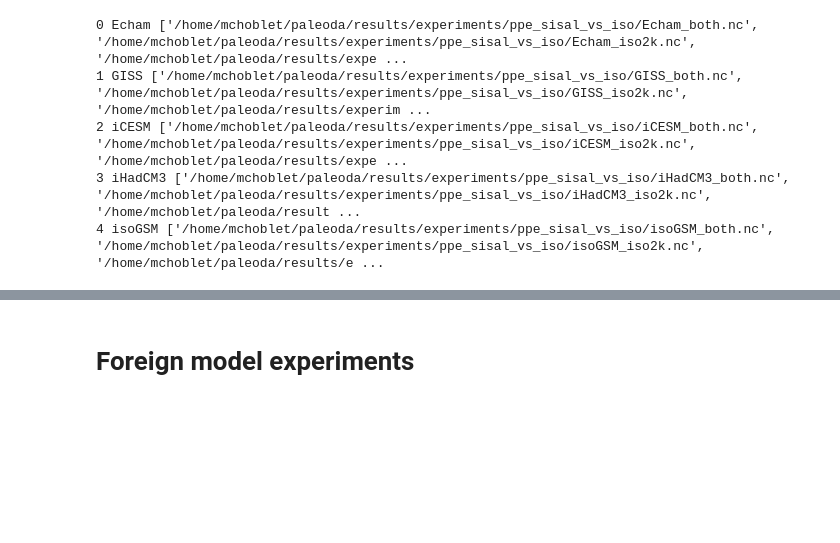
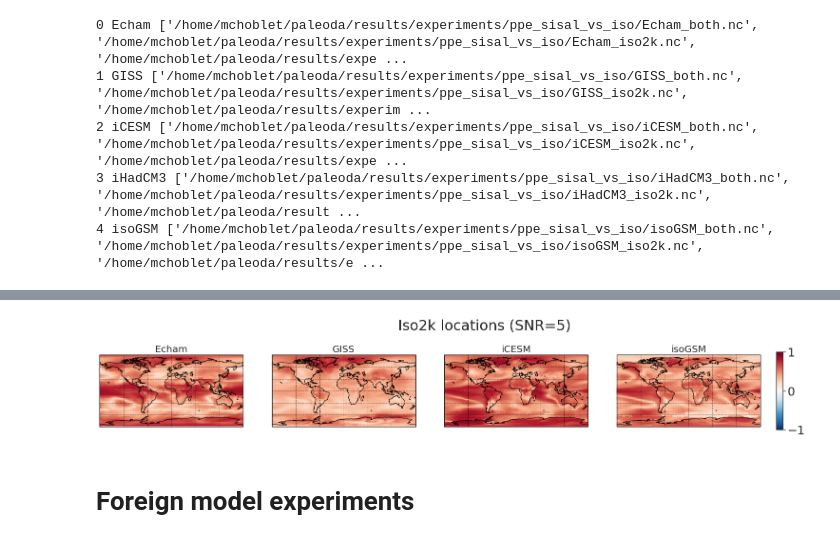
Before and after one commit to mchoblet/paleoda, a Jupyter notebook: notebooks_da/result_plots.ipynb, the cells around one changed output, grey strips where cells are left out. Cells and saved outputs as stored; diff of their text form; code cells hidden in the pictures; blank space fills up the shorter version.

```diff
--- a/notebooks_da/result_plots.ipynb
+++ b/notebooks_da/result_plots.ipynb
@@ -255,3 +255,60 @@ plt.show()
+# %%
+metric='Corr'
+title='Iso2k locations (SNR=5)'
+paths_dic=paths
+
+sns.set_theme(style="white")
+
+ncols=4
+figsize=(30,6)
+fig, axes = plt.subplots(ncols=ncols,nrows=1,sharex=False,sharey=True,figsize=figsize,subplot_kw={'projection':ccrs.PlateCarree()})
+plt.suptitle(title,fontsize=30,y=0.85)
+
+j=0
+for i,(p,v) in enumerate(paths_dic.items()):
+    if p!='iHadCM3':
+        strg='tsurf_'+metric
+        sisal=xr.open_dataset(paths_dic[p][1])[strg]
+        #iso2k=xr.open_dataset(paths_dic[p][1])[strg]
+
+        ax=axes[j]
+        j+=1
+        trans=ccrs.PlateCarree()
+
+        #set colorbar limits
+        if metric in ['Corr','CE']:
+            vmin=-1
+            vmax=1
+            cmap='RdBu_r'
+
+        colorbar=False
+        plot=(sisal).plot(ax=ax,transform=trans,x='lon',y='lat',add_colorbar=colorbar,vmin=vmin,vmax=vmax,cmap=cmap)
+
+        ax.axes.xaxis.set_visible(True)
+        ax.axes.yaxis.set_visible(True)
+        ax.axes.xaxis.set_ticks([])
+        ax.axes.yaxis.set_ticks([])
+
+        ax.add_feature(cfeature.COASTLINE)
+        ax.axes.gridlines(color='black',alpha=0.5,linestyle='--')
+
+        #suppress all unwanted titles created by xrray
+        ax.set_title(p,fontsize=20)
+
+        ax.set_xlabel('',fontsize=30,rotation=0)
+        ax.set_ylabel('',fontsize=30,rotation=0)
+        ax.yaxis.set_label_coords(-0.15,0.4)
+
+cbar=fig.colorbar(plot,ax=axes.ravel().tolist(),shrink=0.5,aspect=12,pad=0.02)
+cbar.ax.tick_params(labelsize=25)
+
+#plt.tight_layout()
+savefig='iso2k_corr'
+strg='/home/mchoblet/paleoda/results/plots/'+savefig+'.pdf'
+plt.savefig(strg, format='pdf',bbox_inches='tight')
+plt.show()
+# %% [output]
+[figure, added]
 # %% [markdown]
 # Foreign model experiments
 # %%
```
Also changed, not shown: parts of 16 cells of this notebook, 55 other files.
